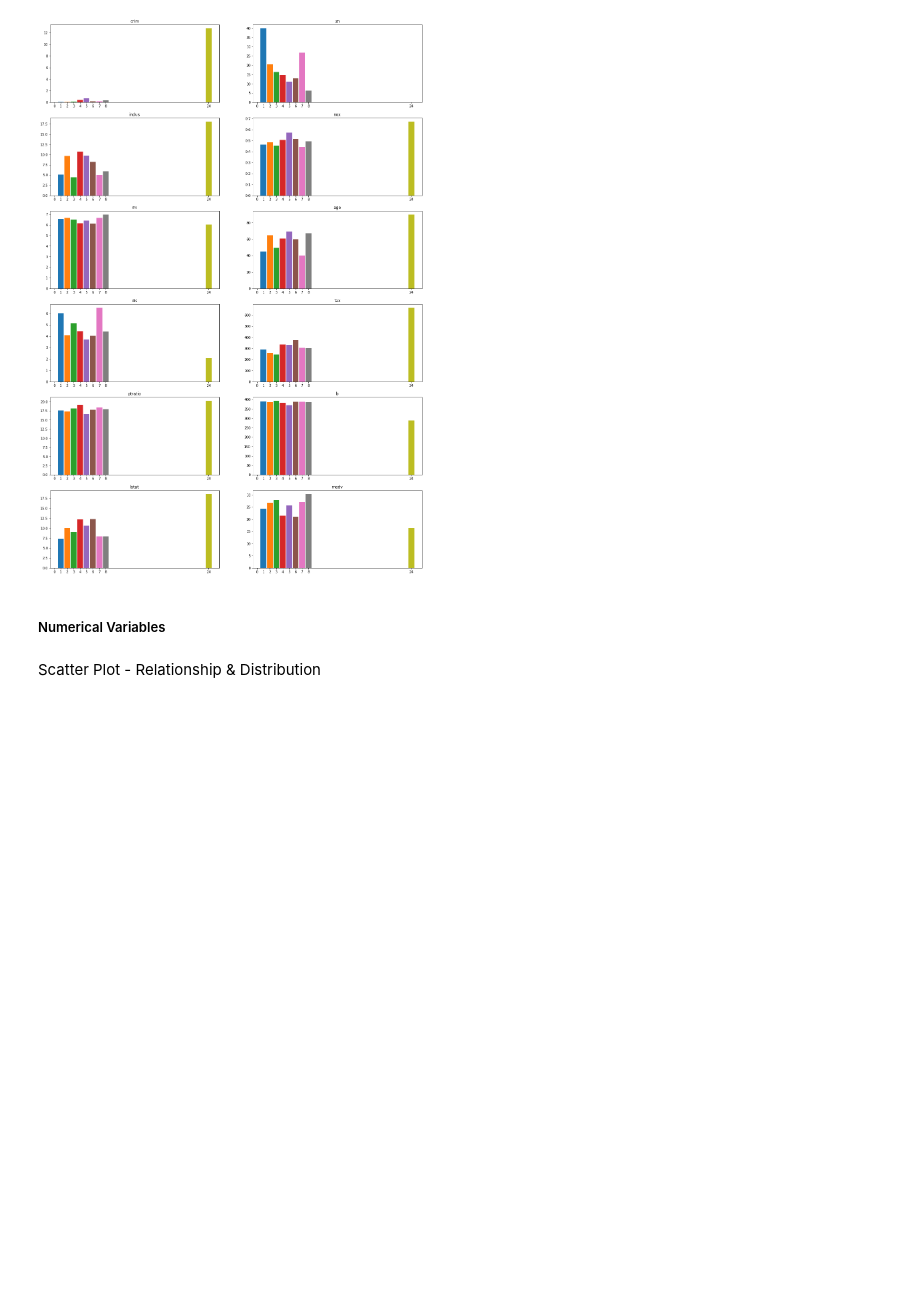
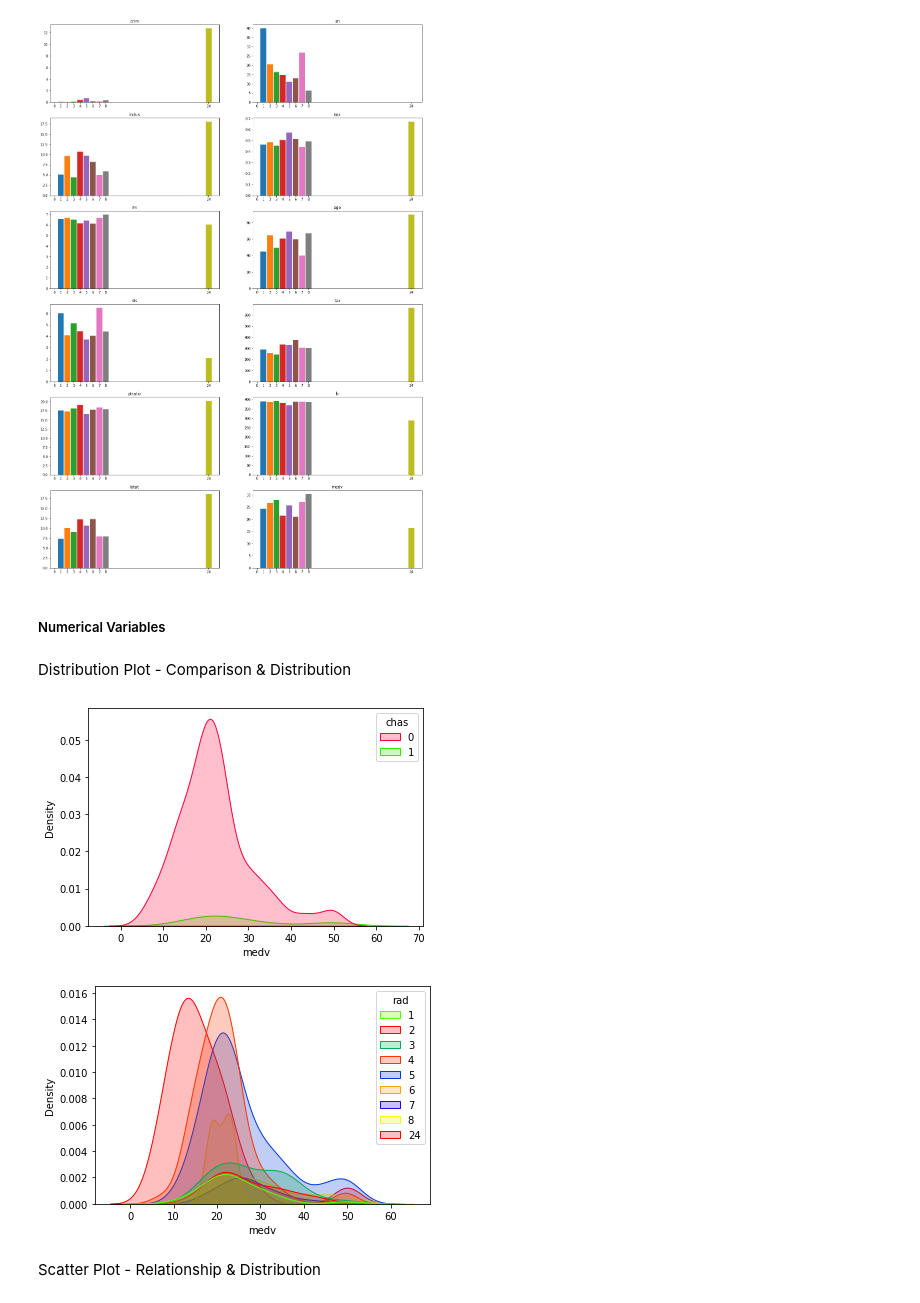
Before and after one commit to MaxZx3000/Boston-Housing-Machine-Learning, a Jupyter notebook: Assignment2_Anthony Kevin Oktavius.ipynb, the cells around one changed output. Drawn from its saved outputs; the diff is of its cells as text; code cells hidden in the pictures; blank space fills up the shorter version.

Commit message:
Added Distribution Plot for Medv - Categorical

```diff
--- a/Assignment2_Anthony Kevin Oktavius.ipynb
+++ b/Assignment2_Anthony Kevin Oktavius.ipynb
@@ -334,6 +334,15 @@ plt.show()
 [figure]
 # %% [markdown]
 ##### Numerical Variables
+# %% [markdown]
+Distribution Plot - Comparison & Distribution
+# %%
+for index, categorical_field in enumerate(categorical_features):
+    sns.kdeplot(x = housing_df[median_value_field], hue = housing_df[categorical_field], palette = 'prism_r', shade = True)
+    plt.show()
+# %% [output]
+[figure, added]
+[figure, added]
 # %% [markdown]
 Scatter Plot - Relationship & Distribution
 # %%
```
Also changed, not shown: parts of 3 cells of this notebook.
